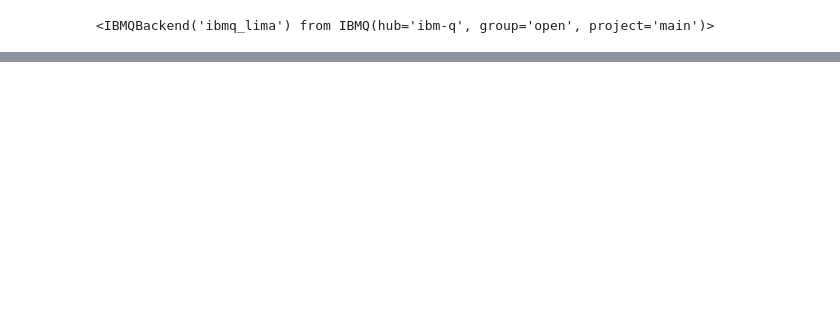
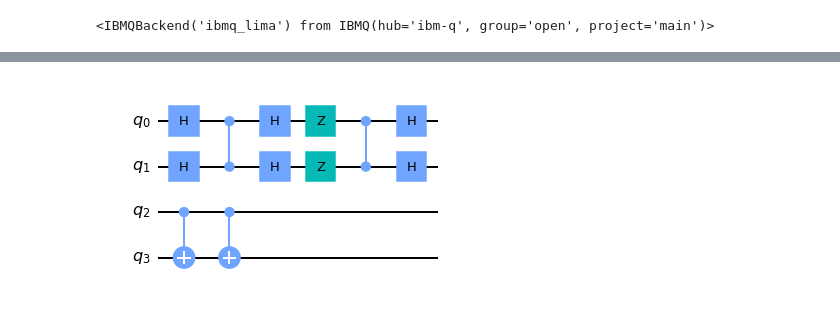
Before and after one commit to caslab-code/qc-antivirus, a Jupyter notebook: misc/practice_notebooks/grover2qbit_with_mal.ipynb, the cells around one changed output, grey strips where cells are left out. Cells and saved outputs as stored; diff of their text form; code cells hidden in the pictures; blank space fills up the shorter version.

```diff
--- a/misc/practice_notebooks/grover2qbit_with_mal.ipynb
+++ b/misc/practice_notebooks/grover2qbit_with_mal.ipynb
@@ -189,0 +248,12 @@ backend
+# %%
+from qiskit import QuantumCircuit, transpile
+from qiskit.visualization import plot_circuit_layout
+from qiskit.test.mock import FakeVigo
+backend = provider.get_backend('ibmq_lima')
+
+gc = grovers_algorithm(2,1)
+# gc.measure_all()
+device = provider.get_backend('ibmq_lima')
+gc.draw(output='mpl')
+# %% [output]
+[figure, added]
```
Also changed, not shown: parts of 18 cells of this notebook, 12 other files.
